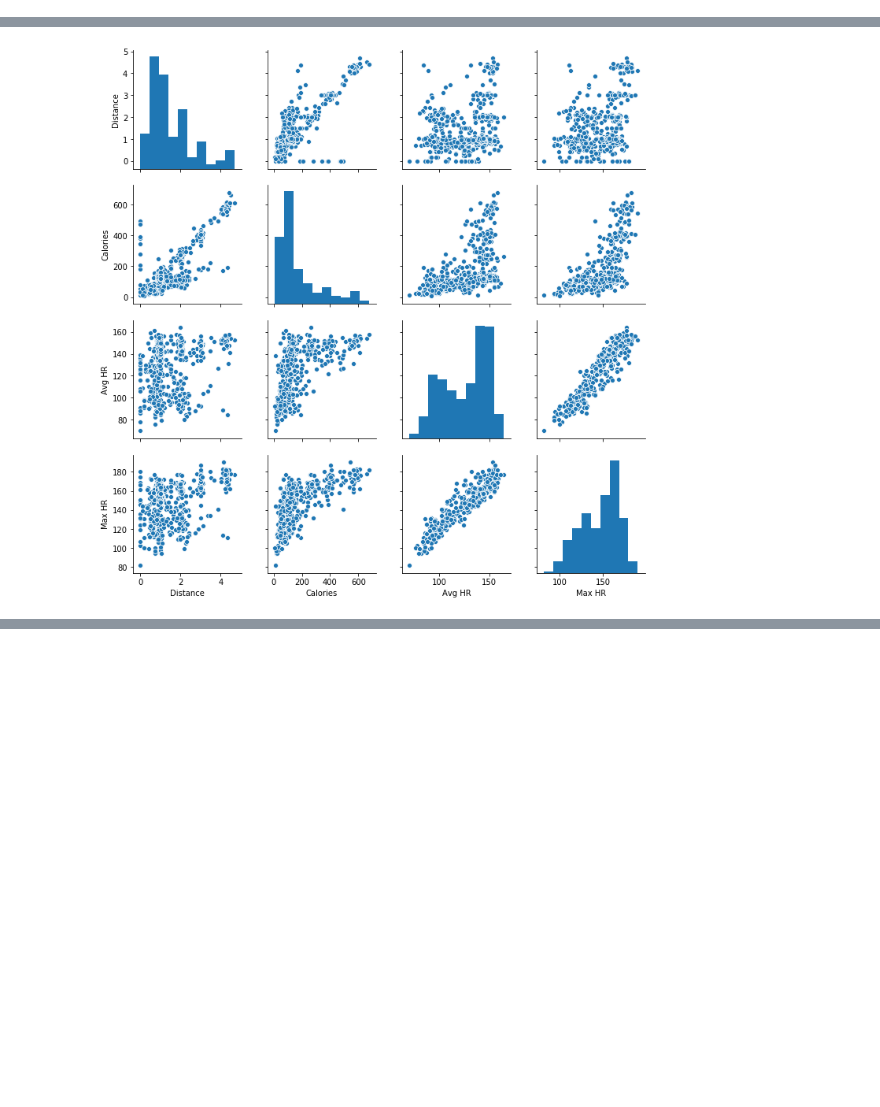
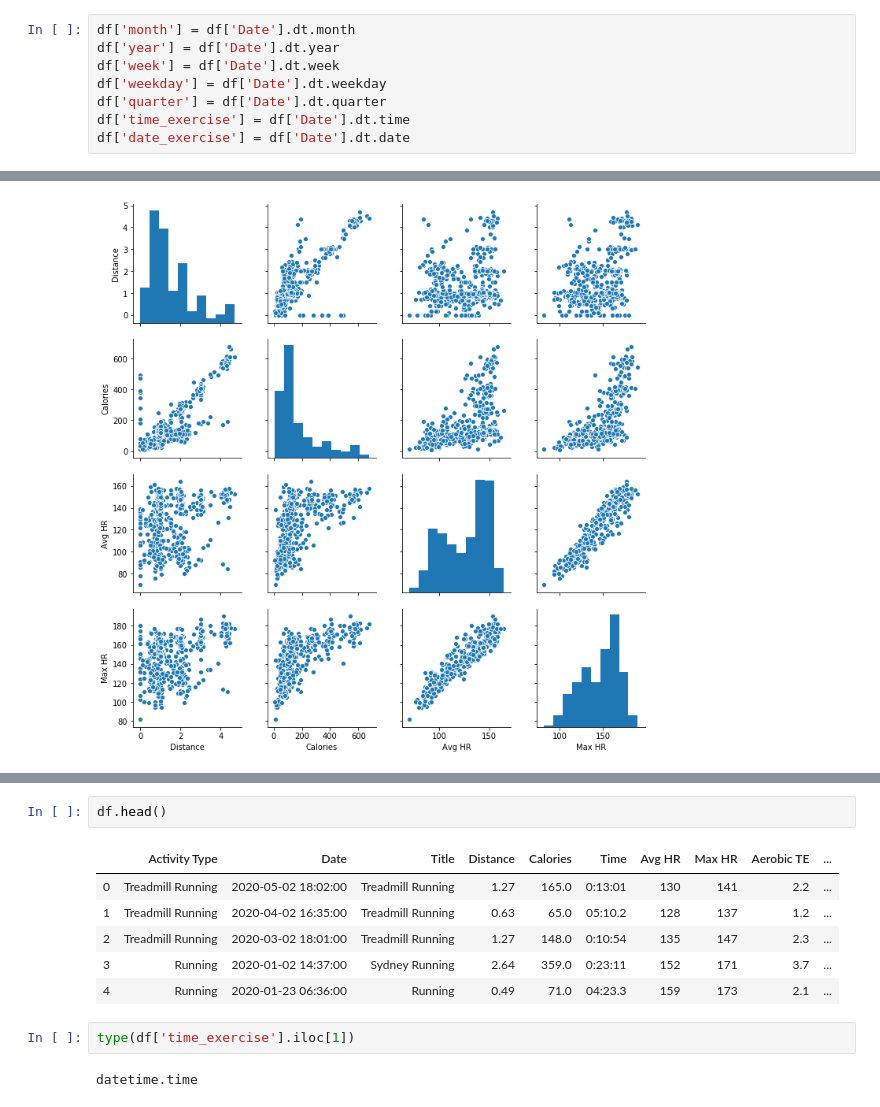
Before and after one commit to ramonpzg/codevelop-march-2020, a Jupyter notebook: analysis_dev.ipynb, the cells around one changed output, grey strips where cells are left out. Saved outputs shown, nothing was run; the diff lists cells and outputs as text; blank space fills up the shorter version.

```diff
--- a/analysis_dev.ipynb
+++ b/analysis_dev.ipynb
@@ -128,6 +144,14 @@ df['Aerobic TE'] = pd.to_numeric(df['Aerobic TE'])
 df['Avg Run Cadence'] = pd.to_numeric(df['Avg Run Cadence'])
 df['Max Run Cadence'] = pd.to_numeric(df['Max Run Cadence'])
 df['Number of Runs'] = pd.to_numeric(df['Number of Runs'])
+# %%
+df['month'] = df['Date'].dt.month
+df['year'] = df['Date'].dt.year
+df['week'] = df['Date'].dt.week
+df['weekday'] = df['Date'].dt.weekday
+df['quarter'] = df['Date'].dt.quarter
+df['time_exercise'] = df['Date'].dt.time
+df['date_exercise'] = df['Date'].dt.date
 # %%
 type(df['Number of Runs'].iloc[0])
 # %% [output]
@@ -159,0 +205,13 @@ sns.pairplot(df[['Distance', 'Calories', 'Avg HR', 'Max HR']])
+# %%
+df.head()
+# %% [output]
+|  | Activity Type | Date | Title | Distance | Calories | Time | Avg HR | Max HR | Aerobic TE | ... |
+| 0 | Treadmill Running | 2020-05-02 18:02:00 | Treadmill Running | 1.27 | 165.0 | 0:13:01 | 130 | 141 | 2.2 | ... |
+| 1 | Treadmill Running | 2020-04-02 16:35:00 | Treadmill Running | 0.63 | 65.0 | 05:10.2 | 128 | 137 | 1.2 | ... |
+| 2 | Treadmill Running | 2020-03-02 18:01:00 | Treadmill Running | 1.27 | 148.0 | 0:10:54 | 135 | 147 | 2.3 | ... |
+| 3 | Running | 2020-01-02 14:37:00 | Sydney Running | 2.64 | 359.0 | 0:23:11 | 152 | 171 | 3.7 | ... |
+| 4 | Running | 2020-01-23 06:36:00 | Running | 0.49 | 71.0 | 04:23.3 | 159 | 173 | 2.1 | ... |
+# %%
+type(df['time_exercise'].iloc[1])
+# %% [output]
+datetime.time
```
Also changed, not shown: parts of 16 cells of this notebook.
